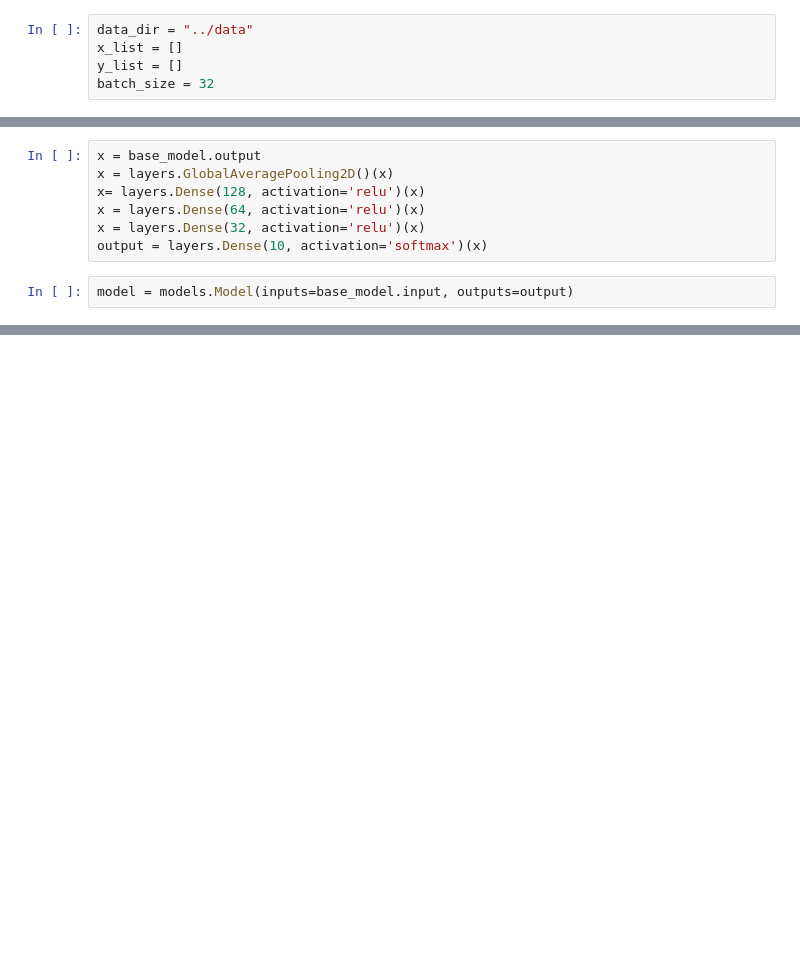
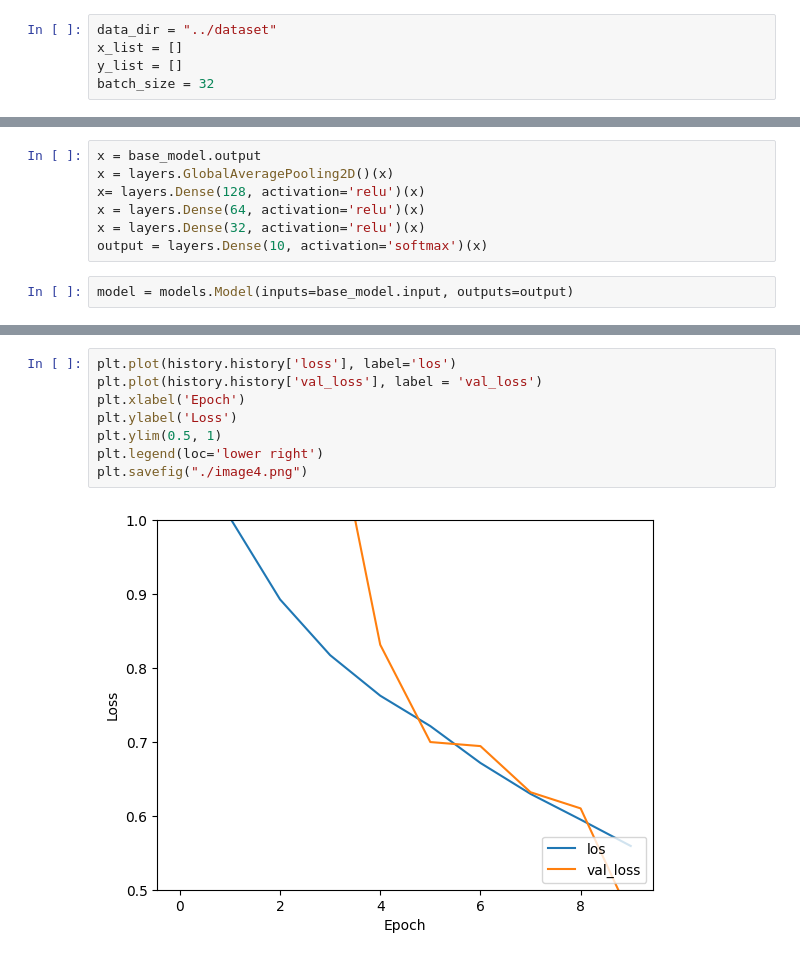
Before and after one commit to xaviifar/cnn-transfer-learning-cifar10, a Jupyter notebook: notebooks/mobilenetv2_ft_cifar10.ipynb, the cells around one changed output, grey strips where cells are left out. Cells and saved outputs as stored; diff of their text form; blank space fills up the shorter version.

```diff
--- a/notebooks/mobilenetv2_ft_cifar10.ipynb
+++ b/notebooks/mobilenetv2_ft_cifar10.ipynb
@@ -11,5 +9,5 @@ Error:
 # %%
-data_dir = "../data"
+data_dir = "../dataset"
 x_list = []
 y_list = []
 batch_size = 32
@@ -82,0 +107,10 @@ history = model.fit(
+# %%
+plt.plot(history.history['loss'], label='los')
+plt.plot(history.history['val_loss'], label = 'val_loss')
+plt.xlabel('Epoch')
+plt.ylabel('Loss')
+plt.ylim(0.5, 1)
+plt.legend(loc='lower right')
+plt.savefig("./image4.png")
+# %% [output]
+[figure, added]
```
Also changed, not shown: parts of 5 cells of this notebook, 6 other files.
